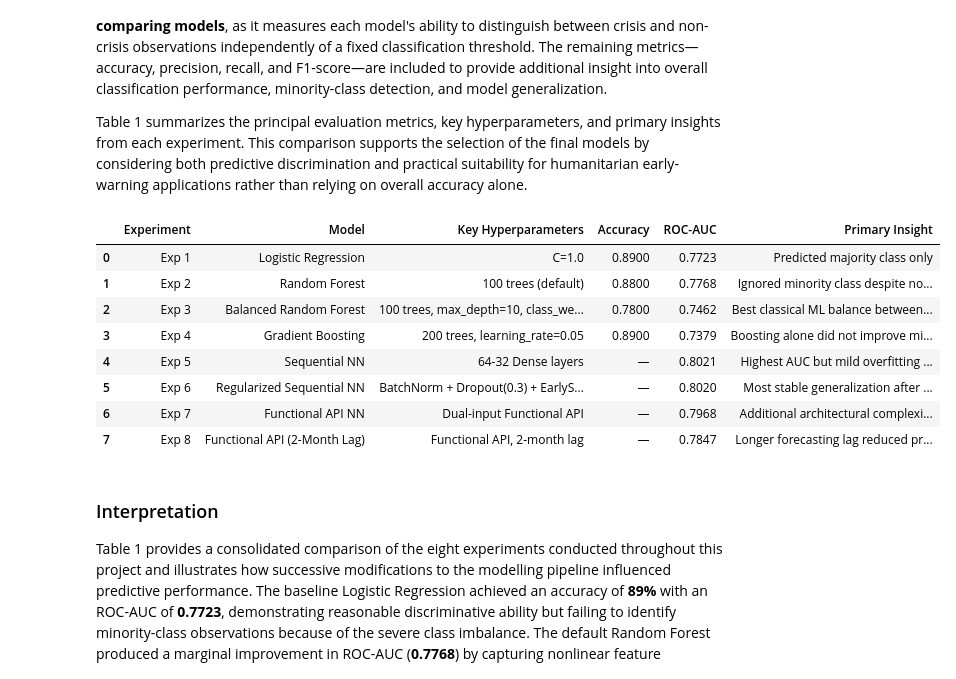
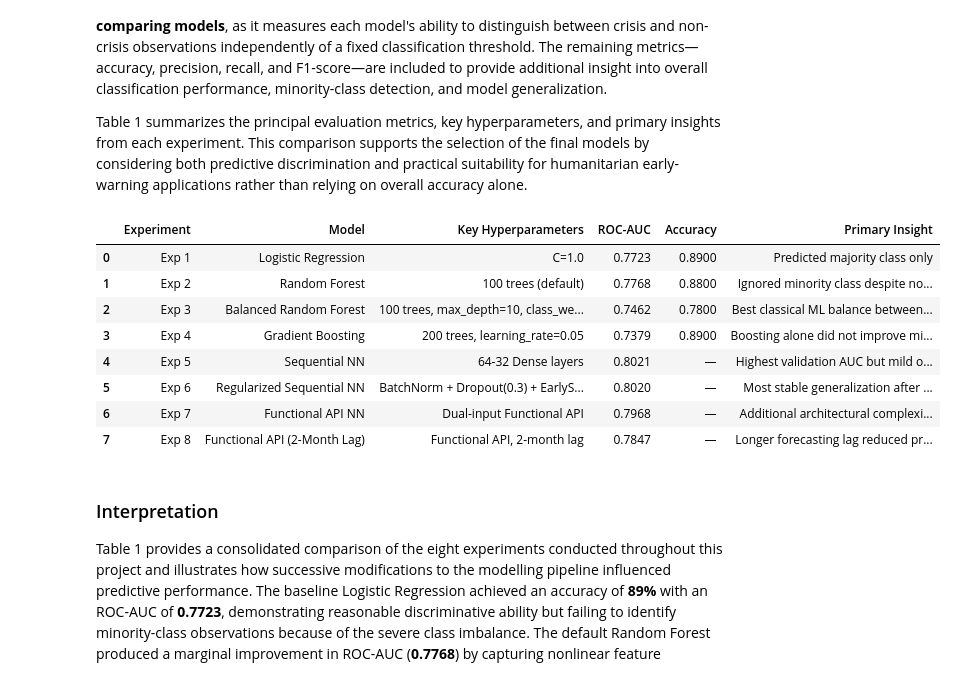
Before and after one commit to SLICKMAN-TYRUS/south-sudan-conflict-food-security-ml, a Jupyter notebook: notebooks/main_analysis.ipynb, the cells around one changed output. Cells and saved outputs as stored; diff of their text form; code cells hidden in the pictures.

```diff
--- a/notebooks/main_analysis.ipynb
+++ b/notebooks/main_analysis.ipynb
@@ -807,8 +816,14 @@ Table 1 summarizes the principal evaluation metrics, key hyperparameters, and pr
 # %%
 comparison_table = pd.DataFrame({
     "Experiment": [
-        "Exp 1","Exp 2","Exp 3","Exp 4",
-        "Exp 5","Exp 6","Exp 7","Exp 8"
+        "Exp 1",
+        "Exp 2",
+        "Exp 3",
+        "Exp 4",
+        "Exp 5",
+        "Exp 6",
+        "Exp 7",
+        "Exp 8"
     ],
     "Model": [
         "Logistic Regression",
@@ -826,53 +841,53 @@ comparison_table = pd.DataFrame({
         "100 trees, max_depth=10, class_weight='balanced'",
         "200 trees, learning_rate=0.05",
         "64-32 Dense layers",
         "BatchNorm + Dropout(0.3) + EarlyStopping",
         "Dual-input Functional API",
         "Functional API, 2-month lag"
     ],
+    "ROC-AUC": [
+        0.7723,
+        0.7768,
+        0.7462,
+        0.7379,
+        0.8021,
+        0.8020,
+        0.7968,
+        0.7847
+    ],
     "Accuracy": [
         0.89,
         0.88,
         0.78,
         0.89,
         "—",
         "—",
         "—",
         "—"
     ],
-    "ROC-AUC": [
-        0.7723,
-        0.7768,
-        0.7462,
-        0.7379,
-        0.8021,
-        0.8020,
-        0.7968,
-        0.7847
-    ],
     "Primary Insight": [
         "Predicted majority class only",
         "Ignored minority class despite nonlinear modeling",
         "Best classical ML balance between crisis and non-crisis detection",
         "Boosting alone did not improve minority-class performance",
-        "Highest AUC but mild overfitting observed",
+        "Highest validation AUC but mild overfitting observed",
         "Most stable generalization after regularization",
         "Additional architectural complexity yielded negligible gains",
         "Longer forecasting lag reduced predictive performance"
     ]
 })
 
 comparison_table
 # %% [output]
-|  | Experiment | Model | Key Hyperparameters | Accuracy | ROC-AUC | Primary Insight |
-| 0 | Exp 1 | Logistic Regression | C=1.0 | 0.8900 | 0.7723 | Predicted majority class only |
-| 1 | Exp 2 | Random Forest | 100 trees (default) | 0.8800 | 0.7768 | Ignored minority class despite no... |
-| 2 | Exp 3 | Balanced Random Forest | 100 trees, max_depth=10, class_we... | 0.7800 | 0.7462 | Best classical ML balance between... |
-| 3 | Exp 4 | Gradient Boosting | 200 trees, learning_rate=0.05 | 0.8900 | 0.7379 | Boosting alone did not improve mi... |
-| 4 | Exp 5 | Sequential NN | 64-32 Dense layers | — | 0.8021 | Highest AUC but mild overfitting ... |
-| 5 | Exp 6 | Regularized Sequential NN | BatchNorm + Dropout(0.3) + EarlyS... | — | 0.8020 | Most stable generalization after ... |
-| 6 | Exp 7 | Functional API NN | Dual-input Functional API | — | 0.7968 | Additional architectural complexi... |
-| 7 | Exp 8 | Functional API (2-Month Lag) | Functional API, 2-month lag | — | 0.7847 | Longer forecasting lag reduced pr... |
+|  | Experiment | Model | Key Hyperparameters | ROC-AUC | Accuracy | Primary Insight |
+| 0 | Exp 1 | Logistic Regression | C=1.0 | 0.7723 | 0.8900 | Predicted majority class only |
+| 1 | Exp 2 | Random Forest | 100 trees (default) | 0.7768 | 0.8800 | Ignored minority class despite no... |
+| 2 | Exp 3 | Balanced Random Forest | 100 trees, max_depth=10, class_we... | 0.7462 | 0.7800 | Best classical ML balance between... |
+| 3 | Exp 4 | Gradient Boosting | 200 trees, learning_rate=0.05 | 0.7379 | 0.8900 | Boosting alone did not improve mi... |
+| 4 | Exp 5 | Sequential NN | 64-32 Dense layers | 0.8021 | — | Highest validation AUC but mild o... |
+| 5 | Exp 6 | Regularized Sequential NN | BatchNorm + Dropout(0.3) + EarlyS... | 0.8020 | — | Most stable generalization after ... |
+| 6 | Exp 7 | Functional API NN | Dual-input Functional API | 0.7968 | — | Additional architectural complexi... |
+| 7 | Exp 8 | Functional API (2-Month Lag) | Functional API, 2-month lag | 0.7847 | — | Longer forecasting lag reduced pr... |
 # %% [markdown]
 ### Interpretation
 
```
Also changed, not shown: parts of 1 cell of this notebook, 2 other files.
